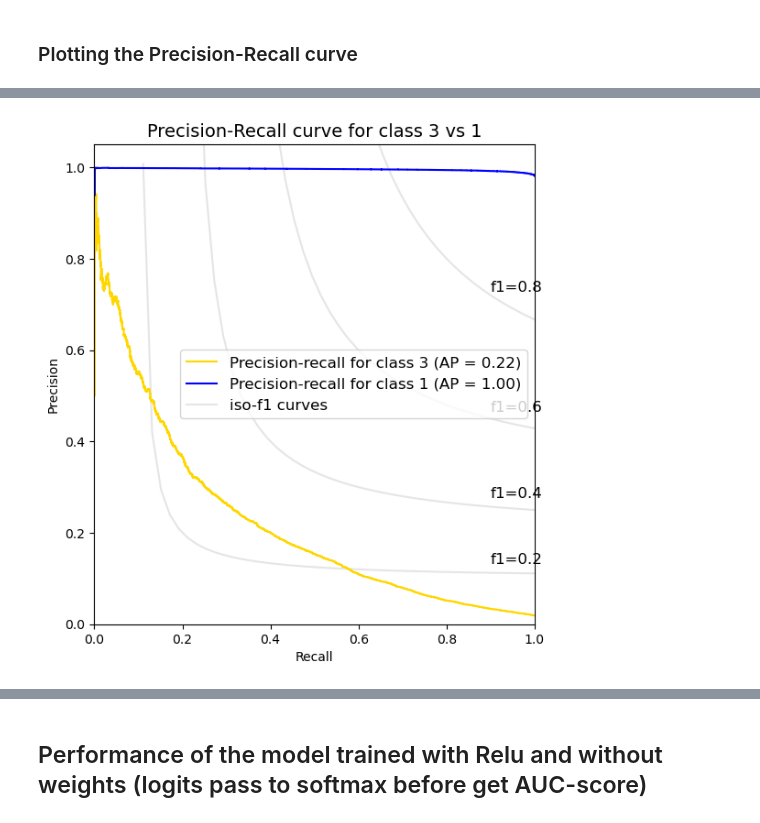
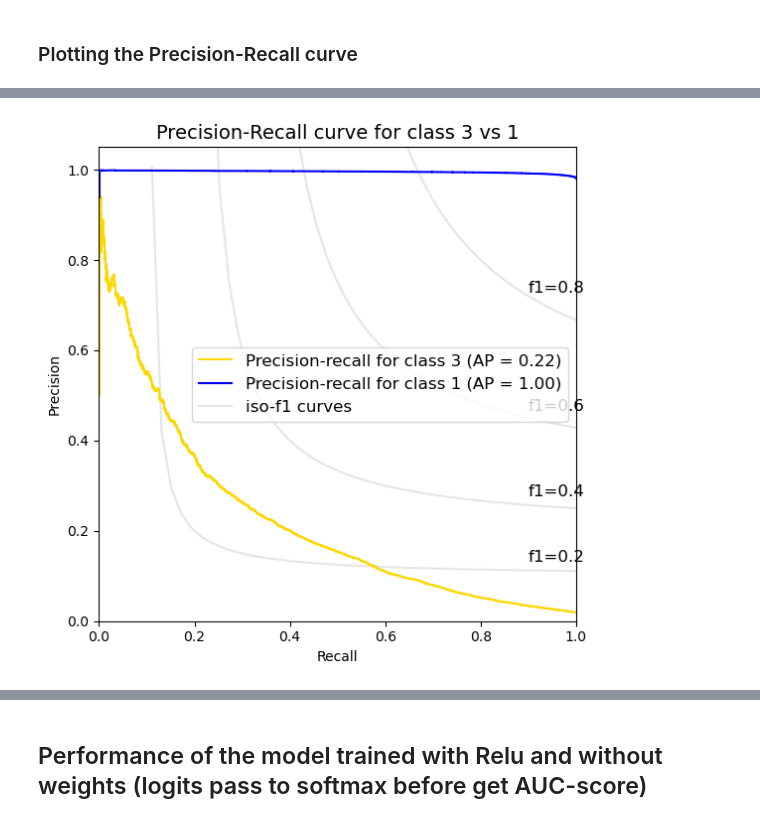
Before and after one commit to mygithth27/af-risk-prediction-by-ecg-dnn, a Jupyter notebook: af_performance_fdset_30Mar.ipynb, the cells around one changed output, grey strips where cells are left out. Saved outputs shown, nothing was run; the diff lists cells and outputs as text; code cells hidden in the pictures.

Commit message:
updated survival model,dnn performance and plots

```diff
--- a/af_performance_fdset_30Mar.ipynb
+++ b/af_performance_fdset_30Mar.ipynb
@@ -322,7 +322,7 @@ auc_scores_1 = auc(fpr_1, tpr_1)
 
 # plotting
 fig = plt.figure(figsize=(8, 6))
-plt.style.use('seaborn')
+#plt.style.use('seaborn')
 plt.plot(fpr_3, tpr_3, label='Class 3 vs 1, AUC = {:.3f}'.format(auc_scores_3))
 plt.plot(fpr_1, tpr_1, label='Class 1 vs 3, AUC = {:.3f}'.format(auc_scores_1))
 plt.plot(rand_fpr, rand_tpr, linestyle='--', color='black')
@@ -330,6 +330,6 @@ plt.title('Class 3 and 1 ROC curve', fontsize = 16)
 plt.xlabel('False Positive Rate', fontsize = 14)
 plt.ylabel('True Positive rate', fontsize = 14)
 plt.legend(loc='best', fontsize = 12)
-#plt.savefig('Multiclass ROC',dpi=300);
+#plt.savefig('roc_curve_3vs1',dpi=300);
 plt.show()
 # %% [output]
@@ -482,7 +483,7 @@ average_precision_1 = average_precision_score(true_class1, prob_class1_norm , av
 
 #plt.style.use('seaborn')
 plt.style.use('default')
-_, ax = plt.subplots(figsize=(6.2, 6.8))
+_, ax = plt.subplots(figsize=(6.2, 6.2))
 
 f_scores = np.linspace(0.2, 0.8, num=4)
 lines, labels = [], []
@@ -495,31 +496,32 @@ for f_score in f_scores:
 display = PrecisionRecallDisplay(
     recall=recall_3,
     precision=precision_3,
     average_precision=average_precision_3,
     )
 display.plot(ax=ax, name="Precision-recall for class 3", color="gold")
 
 display = PrecisionRecallDisplay(
     recall=recall_1,
     precision=precision_1,
     average_precision=average_precision_1,
     )
 display.plot(ax=ax, name=f"Precision-recall for class 1", color="blue")
 
 # add the legend for the iso-f1 curves
 handles, labels = display.ax_.get_legend_handles_labels()
 handles.extend([l])
 labels.extend(["iso-f1 curves"])
 # set the legend and the axes
 ax.set_xlim([0.0, 1.0])
 ax.set_ylim([0.0, 1.05])
 ax.legend(handles=handles, labels=labels, loc="best", fontsize = 12)
 ax.set_title("Precision-Recall curve for class 3 vs 1", fontsize = 14)
 plt.rc('font', size=12)
 #ax.xaxis.label.set_size(12)
 #ax.yaxis.label.set_size(12)
 #ax.tick_params(axis='both', labelsize=12)
+#plt.savefig('Prec_Recall_curve_3vs1',dpi=300)
 
 plt.show()
 # %% [output]
-[figure, old version]
+[figure, new version]
```
Also changed, not shown: parts of 23 cells of this notebook, 2 other files.
